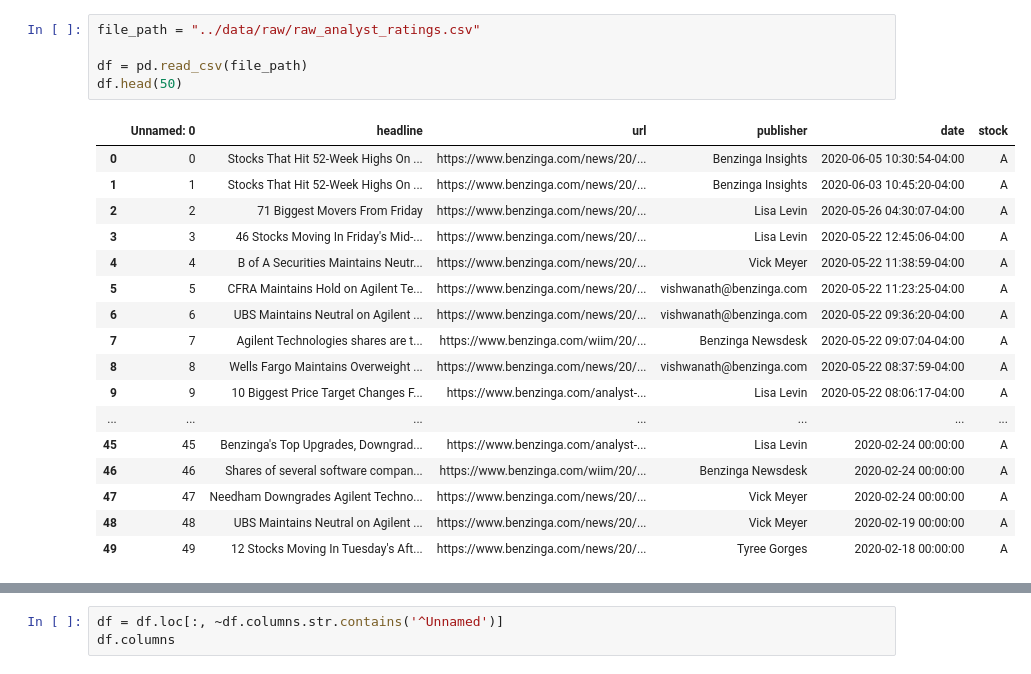
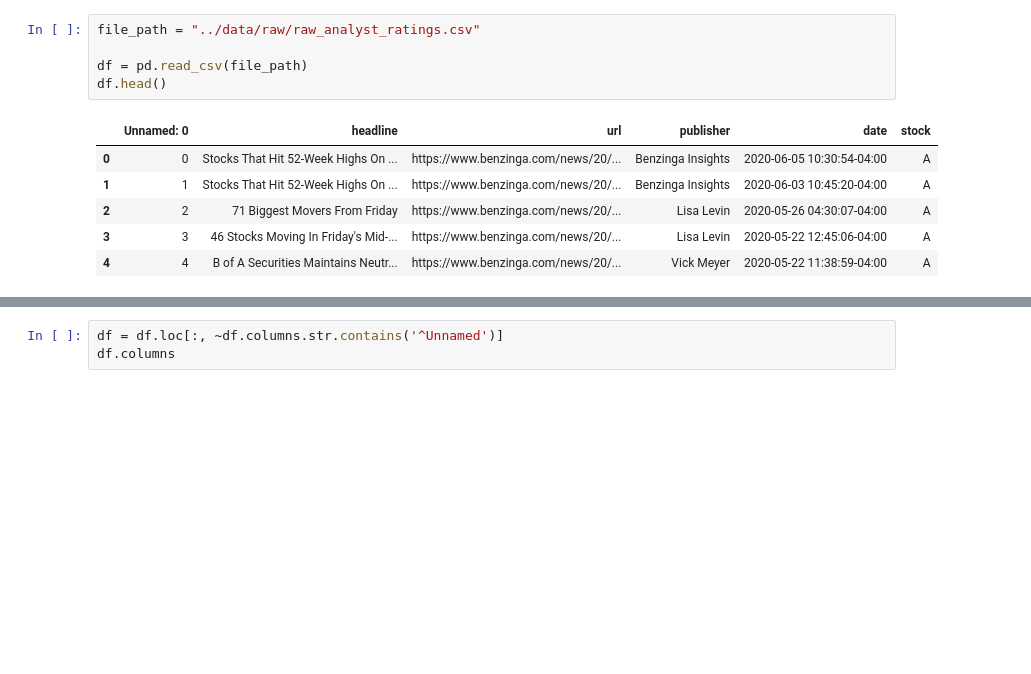
Before and after one commit to leuel-a/news-sentiment-stock-prediction, a Jupyter notebook: notebooks/stock_news_sentiment.ipynb, the cells around one changed output, grey strips where cells are left out. Drawn from its saved outputs; the diff is of its cells as text; blank space fills up the shorter version.

```diff
--- a/notebooks/stock_news_sentiment.ipynb
+++ b/notebooks/stock_news_sentiment.ipynb
@@ -12,26 +31,15 @@ from nltk.sentiment.vader import SentimentIntensityAnalyzer
 # %%
 file_path = "../data/raw/raw_analyst_ratings.csv"
 
 df = pd.read_csv(file_path)
-df.head(50)
+df.head()
 # %% [output]
 |  | Unnamed: 0 | headline | url | publisher | date | stock |
 | 0 | 0 | Stocks That Hit 52-Week Highs On ... | https://www.benzinga.com/news/20/... | Benzinga Insights | 2020-06-05 10:30:54-04:00 | A |
 | 1 | 1 | Stocks That Hit 52-Week Highs On ... | https://www.benzinga.com/news/20/... | Benzinga Insights | 2020-06-03 10:45:20-04:00 | A |
 | 2 | 2 | 71 Biggest Movers From Friday | https://www.benzinga.com/news/20/... | Lisa Levin | 2020-05-26 04:30:07-04:00 | A |
 | 3 | 3 | 46 Stocks Moving In Friday's Mid-... | https://www.benzinga.com/news/20/... | Lisa Levin | 2020-05-22 12:45:06-04:00 | A |
 | 4 | 4 | B of A Securities Maintains Neutr... | https://www.benzinga.com/news/20/... | Vick Meyer | 2020-05-22 11:38:59-04:00 | A |
-| 5 | 5 | CFRA Maintains Hold on Agilent Te... | https://www.benzinga.com/news/20/... | vishwanath@benzinga.com | 2020-05-22 11:23:25-04:00 | A |
-| 6 | 6 | UBS Maintains Neutral on Agilent ... | https://www.benzinga.com/news/20/... | vishwanath@benzinga.com | 2020-05-22 09:36:20-04:00 | A |
-| 7 | 7 | Agilent Technologies shares are t... | https://www.benzinga.com/wiim/20/... | Benzinga Newsdesk | 2020-05-22 09:07:04-04:00 | A |
-| 8 | 8 | Wells Fargo Maintains Overweight ... | https://www.benzinga.com/news/20/... | vishwanath@benzinga.com | 2020-05-22 08:37:59-04:00 | A |
-| 9 | 9 | 10 Biggest Price Target Changes F... | https://www.benzinga.com/analyst-... | Lisa Levin | 2020-05-22 08:06:17-04:00 | A |
-| ... | ... | ... | ... | ... | ... | ... |
-| 45 | 45 | Benzinga's Top Upgrades, Downgrad... | https://www.benzinga.com/analyst-... | Lisa Levin | 2020-02-24 00:00:00 | A |
-| 46 | 46 | Shares of several software compan... | https://www.benzinga.com/wiim/20/... | Benzinga Newsdesk | 2020-02-24 00:00:00 | A |
-| 47 | 47 | Needham Downgrades Agilent Techno... | https://www.benzinga.com/news/20/... | Vick Meyer | 2020-02-24 00:00:00 | A |
-| 48 | 48 | UBS Maintains Neutral on Agilent ... | https://www.benzinga.com/news/20/... | Vick Meyer | 2020-02-19 00:00:00 | A |
-| 49 | 49 | 12 Stocks Moving In Tuesday's Aft... | https://www.benzinga.com/news/20/... | Tyree Gorges | 2020-02-18 00:00:00 | A |
 # %%
 df["date"] = pd.to_datetime(df["date"], format="ISO8601", utc=True)
 df["date_only"] = df["date"].dt.date
```
Also changed, not shown: parts of 6 cells of this notebook.
